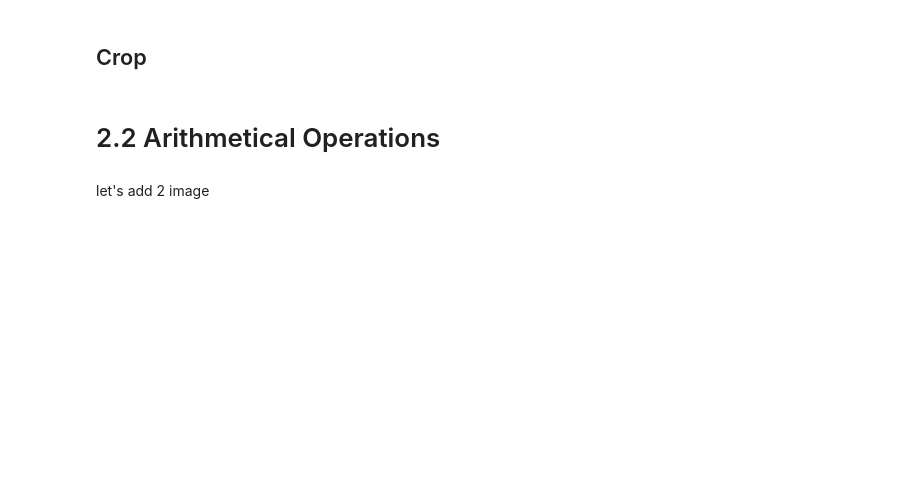
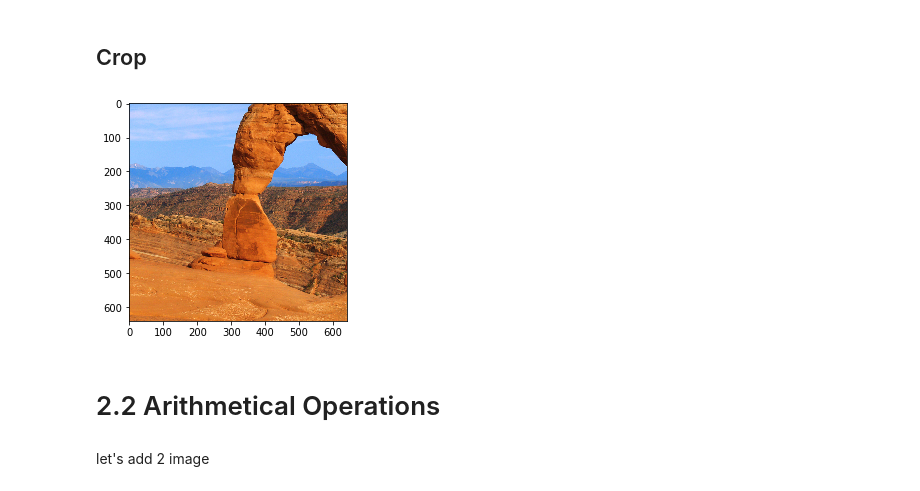
Before and after one commit to emrgry/ImageProcessingCourse, a Jupyter notebook: 2. Fundamental_Functions/Fundamental_Functions.ipynb, the cells around one changed output. Cells and saved outputs as stored; diff of their text form; code cells hidden in the pictures; blank space fills up the shorter version.

```diff
--- a/2. Fundamental_Functions/Fundamental_Functions.ipynb
+++ b/2. Fundamental_Functions/Fundamental_Functions.ipynb
@@ -60,16 +85,24 @@ cv2.destroyAllWindows()
 # %%
 import cv2
 import numpy as np
+from matplotlib import pyplot as plt
 
 img = cv2.imread('arc.jpg')
 (h, w) = img.shape[:2]
 
 cropped = img[200:200+int(w/2), 200:200+int(w/2)]
 
-cv2.imshow("frame", cropped)
+frame = cv2.cvtColor(cropped,cv2.COLOR_RGB2BGR)
+plt.figure()
+plt.imshow(frame)
+plt.show()
 
-cv2.waitKey()
-cv2.destroyAllWindows()
+#cv2.imshow("frame", cropped)
+
+#cv2.waitKey()
+#cv2.destroyAllWindows()
+# %% [output]
+[figure, added]
 # %% [markdown]
 # 2.2 Arithmetical Operations
 # %% [markdown]
```
Also changed, not shown: parts of 10 cells of this notebook.
